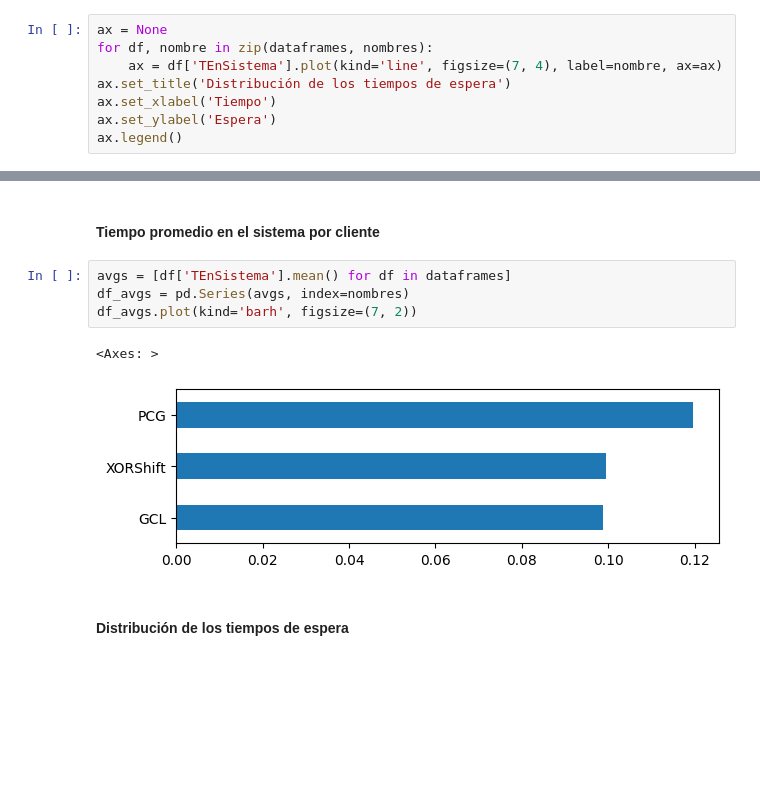
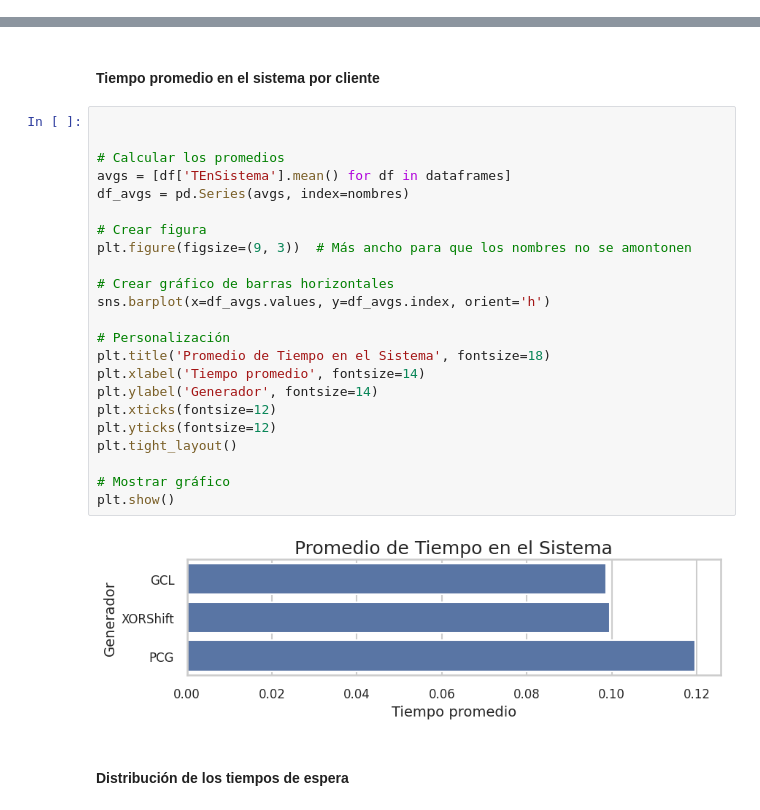
Before and after one commit to slopezpereyra/ModelosTE, a Jupyter notebook: Graficos.ipynb, the cells around one changed output, grey strips where cells are left out. Saved outputs shown, nothing was run; the diff lists cells and outputs as text; blank space fills up the shorter version.

```diff
--- a/Graficos.ipynb
+++ b/Graficos.ipynb
@@ -14,10 +51,2 @@ nombres = [g.getName() for g in gens]
 # %% [markdown]
 #### Tasa de utilización del servidor en función del tiempo
-# %%
-ax = None
-for df, nombre in zip(dataframes, nombres):
-    ax = df['TEnSistema'].plot(kind='line', figsize=(7, 4), label=nombre, ax=ax)
-ax.set_title('Distribución de los tiempos de espera')
-ax.set_xlabel('Tiempo')
-ax.set_ylabel('Espera')
-ax.legend()
@@ -27,11 +53,29 @@ ax.legend()
 # %% [markdown]
 #### Tiempo promedio en el sistema por cliente
 # %%
+
+
+# Calcular los promedios
 avgs = [df['TEnSistema'].mean() for df in dataframes]
 df_avgs = pd.Series(avgs, index=nombres)
-df_avgs.plot(kind='barh', figsize=(7, 2))
+
+# Crear figura
+plt.figure(figsize=(9, 3))  # Más ancho para que los nombres no se amontonen
+
+# Crear gráfico de barras horizontales
+sns.barplot(x=df_avgs.values, y=df_avgs.index, orient='h')
+
+# Personalización
+plt.title('Promedio de Tiempo en el Sistema', fontsize=18)
+plt.xlabel('Tiempo promedio', fontsize=14)
+plt.ylabel('Generador', fontsize=14)
+plt.xticks(fontsize=12)
+plt.yticks(fontsize=12)
+plt.tight_layout()
+
+# Mostrar gráfico
+plt.show()
 # %% [output]
-<Axes: >
-[figure, old version]
+[figure, new version]
 # %% [markdown]
 #### Distribución de los tiempos de espera
```
Also changed, not shown: parts of 16 cells of this notebook, 7 other files.
